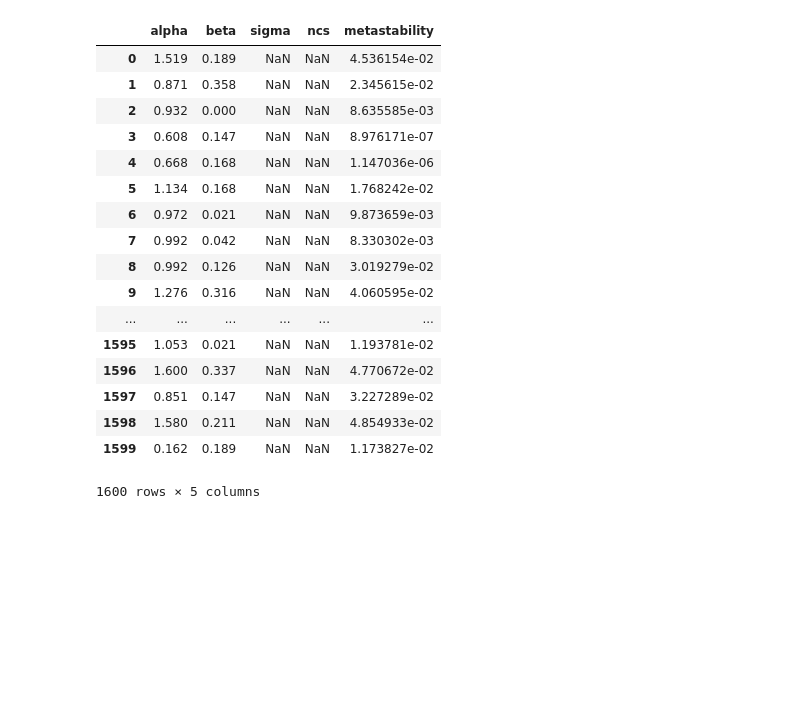
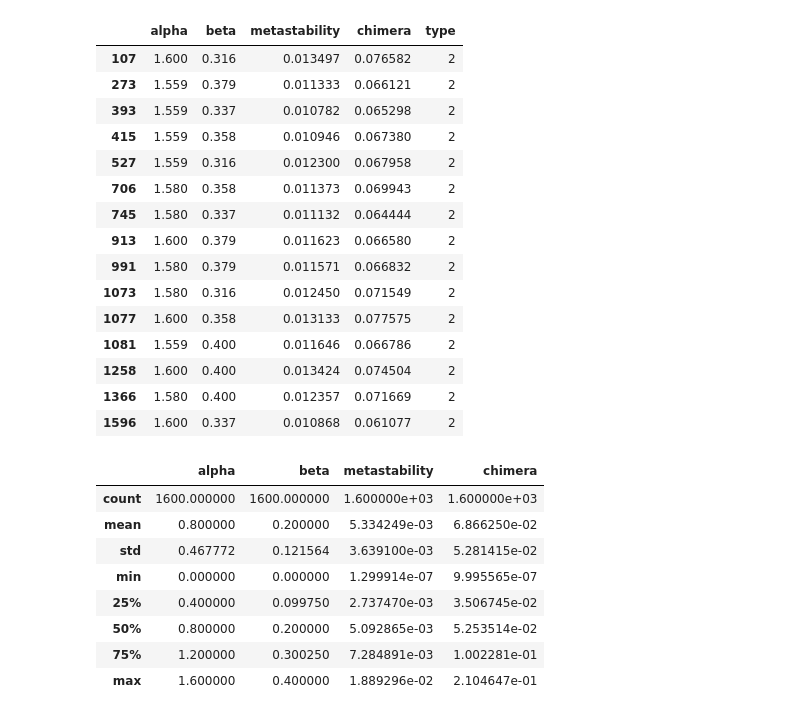
Before and after one commit to henmitch/chimera-2019, a Jupyter notebook: code/python/analysis.ipynb, the cells around one changed output. Drawn from its saved outputs; the diff is of its cells as text; code cells hidden in the pictures; blank space fills up the shorter version.

```diff
--- a/code/python/analysis.ipynb
+++ b/code/python/analysis.ipynb
@@ -8,0 +18,3 @@ with open("../../data/hizandis_params.pkl", "rb") as f:
+# %%
+data["type"] = 1
+data.loc[data["chimera"] >= 0.05, "type"] += 1
@@ -9,21 +43,31 @@ with open("../../data/hizandis_params.pkl", "rb") as f:
+# %%
+data.loc[(data["alpha"] >= 1.55) & (data["beta"] >= 0.3)]
+# %% [output]
+|  | alpha | beta | metastability | chimera | type |
+| 107 | 1.600 | 0.316 | 0.013497 | 0.076582 | 2 |
+| 273 | 1.559 | 0.379 | 0.011333 | 0.066121 | 2 |
+| 393 | 1.559 | 0.337 | 0.010782 | 0.065298 | 2 |
+| 415 | 1.559 | 0.358 | 0.010946 | 0.067380 | 2 |
+| 527 | 1.559 | 0.316 | 0.012300 | 0.067958 | 2 |
+| 706 | 1.580 | 0.358 | 0.011373 | 0.069943 | 2 |
+| 745 | 1.580 | 0.337 | 0.011132 | 0.064444 | 2 |
+| 913 | 1.600 | 0.379 | 0.011623 | 0.066580 | 2 |
+| 991 | 1.580 | 0.379 | 0.011571 | 0.066832 | 2 |
+| 1073 | 1.580 | 0.316 | 0.012450 | 0.071549 | 2 |
+| 1077 | 1.600 | 0.358 | 0.013133 | 0.077575 | 2 |
+| 1081 | 1.559 | 0.400 | 0.011646 | 0.066786 | 2 |
+| 1258 | 1.600 | 0.400 | 0.013424 | 0.074504 | 2 |
+| 1366 | 1.580 | 0.400 | 0.012357 | 0.071669 | 2 |
+| 1596 | 1.600 | 0.337 | 0.010868 | 0.061077 | 2 |
 # %%
-data
+data.describe()
 # %% [output]
-|  | alpha | beta | sigma | ncs | metastability |
-| 0 | 1.519 | 0.189 | NaN | NaN | 4.536154e-02 |
-| 1 | 0.871 | 0.358 | NaN | NaN | 2.345615e-02 |
-| 2 | 0.932 | 0.000 | NaN | NaN | 8.635585e-03 |
-| 3 | 0.608 | 0.147 | NaN | NaN | 8.976171e-07 |
-| 4 | 0.668 | 0.168 | NaN | NaN | 1.147036e-06 |
-| 5 | 1.134 | 0.168 | NaN | NaN | 1.768242e-02 |
-| 6 | 0.972 | 0.021 | NaN | NaN | 9.873659e-03 |
-| 7 | 0.992 | 0.042 | NaN | NaN | 8.330302e-03 |
-| 8 | 0.992 | 0.126 | NaN | NaN | 3.019279e-02 |
-| 9 | 1.276 | 0.316 | NaN | NaN | 4.060595e-02 |
-| ... | ... | ... | ... | ... | ... |
-| 1595 | 1.053 | 0.021 | NaN | NaN | 1.193781e-02 |
-| 1596 | 1.600 | 0.337 | NaN | NaN | 4.770672e-02 |
-| 1597 | 0.851 | 0.147 | NaN | NaN | 3.227289e-02 |
-| 1598 | 1.580 | 0.211 | NaN | NaN | 4.854933e-02 |
-| 1599 | 0.162 | 0.189 | NaN | NaN | 1.173827e-02 |
+|  | alpha | beta | metastability | chimera |
+| count | 1600.000000 | 1600.000000 | 1.600000e+03 | 1.600000e+03 |
+| mean | 0.800000 | 0.200000 | 5.334249e-03 | 6.866250e-02 |
+| std | 0.467772 | 0.121564 | 3.639100e-03 | 5.281415e-02 |
+| min | 0.000000 | 0.000000 | 1.299914e-07 | 9.995565e-07 |
+| 25% | 0.400000 | 0.099750 | 2.737470e-03 | 3.506745e-02 |
+| 50% | 0.800000 | 0.200000 | 5.092865e-03 | 5.253514e-02 |
+| 75% | 1.200000 | 0.300250 | 7.284891e-03 | 1.002281e-01 |
+| max | 1.600000 | 0.400000 | 1.889296e-02 | 2.104647e-01 |
-1600 rows × 5 columns
```
Also changed, not shown: parts of 7 cells of this notebook, 1 other file.
